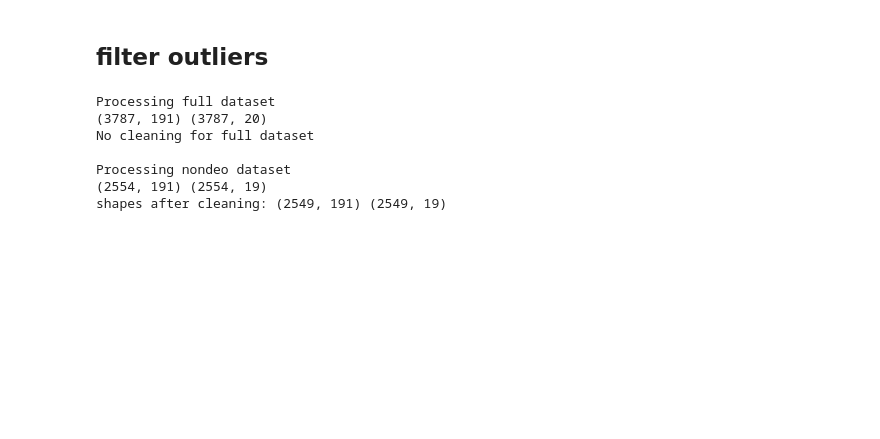
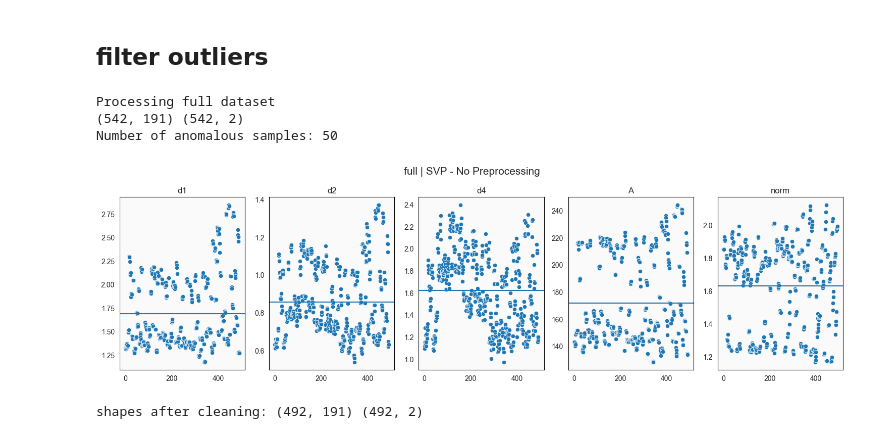
Before and after one commit to ryan-soh-pprint/DS_template, a Jupyter notebook: notebooks/03_outlier_check.ipynb, the cells around one changed output. Cells and saved outputs as stored; diff of their text form; code cells hidden in the pictures; blank space fills up the shorter version.

```diff
--- a/notebooks/03_outlier_check.ipynb
+++ b/notebooks/03_outlier_check.ipynb
@@ -282,52 +276,53 @@ Name: norm, dtype: int64
 # %%
 for selection in selections:
 
     output_dir = Path(f"../data/processed/")
     output_dir.mkdir(exist_ok=True, parents=True)
 
     print(f'\nProcessing {selection} dataset')
     selected_df = selections[selection]['raw_df']
-    selected_labels = selections[selection]['label_df']
+    selected_labels = selections[selection]['label_df'].set_index('lot_id')
     print(selected_df.shape, selected_labels.shape)
-
-    ### no filter for other datasets
-    if selection != "nondeo":
-        selected_df.to_csv(output_dir/f"cleaned_input_{selection}_{pulldate}.csv")
-        selected_labels.to_csv(output_dir/f"cleaned_label_{selection}_{pulldate}.csv")
-
-        print(f"No cleaning for {selection} dataset")
-        continue
 
     svp_arr = spectral_vector_properties(selected_df, True)
 
     metrics = {
         0 : 'd1',
         1 : 'd2',
         2 : 'd4',
         3 : 'A',
         4 : 'norm'
     }
     choice = 4
-    maxval = 8
-    minval = 3
+    maxval = 2.15
+    minval = 1.15
 
     anomalous_mask = (svp_arr[metrics[choice]] < minval) | (svp_arr[metrics[choice]] > maxval)
 
-    # add a new column in check_df to label anomalous samples
-    check_df = selected_df.copy(deep=True)
-    check_df['anomalous'] = anomalous_mask
-    anomalous_idx = check_df[check_df['anomalous'] == True].index.unique()
-    cleaned_df = selected_df.drop(index=anomalous_idx)
-    cleaned_labels = selected_labels.drop(index=anomalous_idx)
+    cleaned_df = selected_df[~anomalous_mask]
+    cleaned_labels = selected_labels[~anomalous_mask]
+
+    count = 0
+    for index in [85896, 85897,85903,85906]:
+        cleaned_labels = cleaned_labels.drop(index)
+        cleaned_df = cleaned_df.drop(index)
+        count += 4
+
+    print(f'Number of anomalous samples: {anomalous_mask.sum() + count}')
+
+
+    SAMPLE_TYPE = f'{selection}'
+    plot_svp(cleaned_df, title=f'{selection} | SVP - No Preprocessing')
+    plt.show()
+    plt.close()
+
     print(f'shapes after cleaning: {cleaned_df.shape} {cleaned_labels.shape}')
 
     cleaned_df.to_csv(output_dir/f"cleaned_input_{selection}_{pulldate}.csv")
     cleaned_labels.to_csv(output_dir/f"cleaned_label_{selection}_{pulldate}.csv")
 # %% [output]
 Processing full dataset
-(3787, 191) (3787, 20)
-No cleaning for full dataset
-
-Processing nondeo dataset
-(2554, 191) (2554, 19)
-shapes after cleaning: (2549, 191) (2549, 19)
+(542, 191) (542, 2)
+Number of anomalous samples: 50
+[figure, added]
+shapes after cleaning: (492, 191) (492, 2)
```
Also changed, not shown: parts of 19 cells of this notebook, 3 other files.
